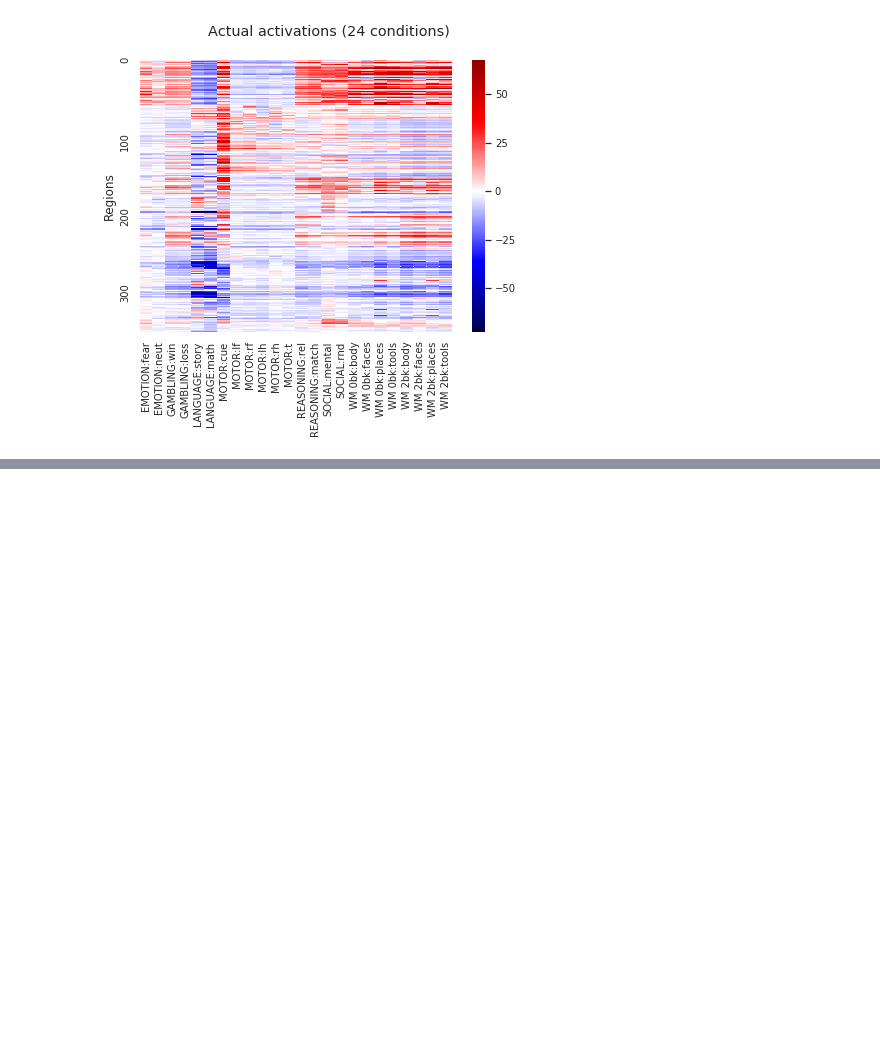
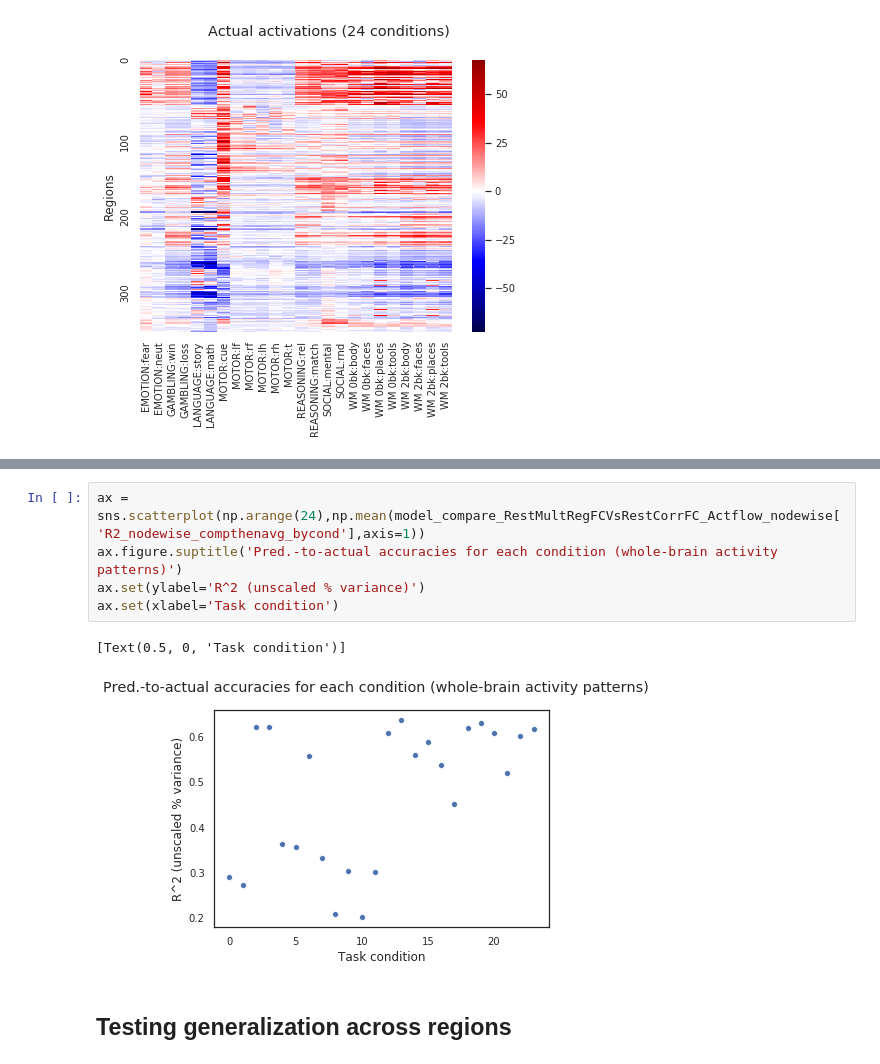
Before and after one commit to ColeLab/ActflowToolbox, a Jupyter notebook: examples/HCP_example.ipynb, the cells around one changed output, grey strips where cells are left out. Saved outputs shown, nothing was run; the diff lists cells and outputs as text; blank space fills up the shorter version.

```diff
--- a/examples/HCP_example.ipynb
+++ b/examples/HCP_example.ipynb
@@ -193,0 +231,10 @@ Model1 vs. Model2 T-value: 21.83, p-value: 4.185118497632039e-09
+# %%
+ax = sns.scatterplot(np.arange(24),np.mean(model_compare_RestMultRegFCVsRestCorrFC_Actflow_nodewise['R2_nodewise_compthenavg_bycond'],axis=1))
+ax.figure.suptitle('Pred.-to-actual accuracies for each condition (whole-brain activity patterns)')
+ax.set(ylabel='R^2 (unscaled % variance)')
+ax.set(xlabel='Task condition')
+# %% [output]
+[Text(0.5, 0, 'Task condition')]
+[figure, added]
+# %% [markdown]
+## Testing generalization across regions
```
Also changed, not shown: parts of 18 cells of this notebook, 1 other file.
